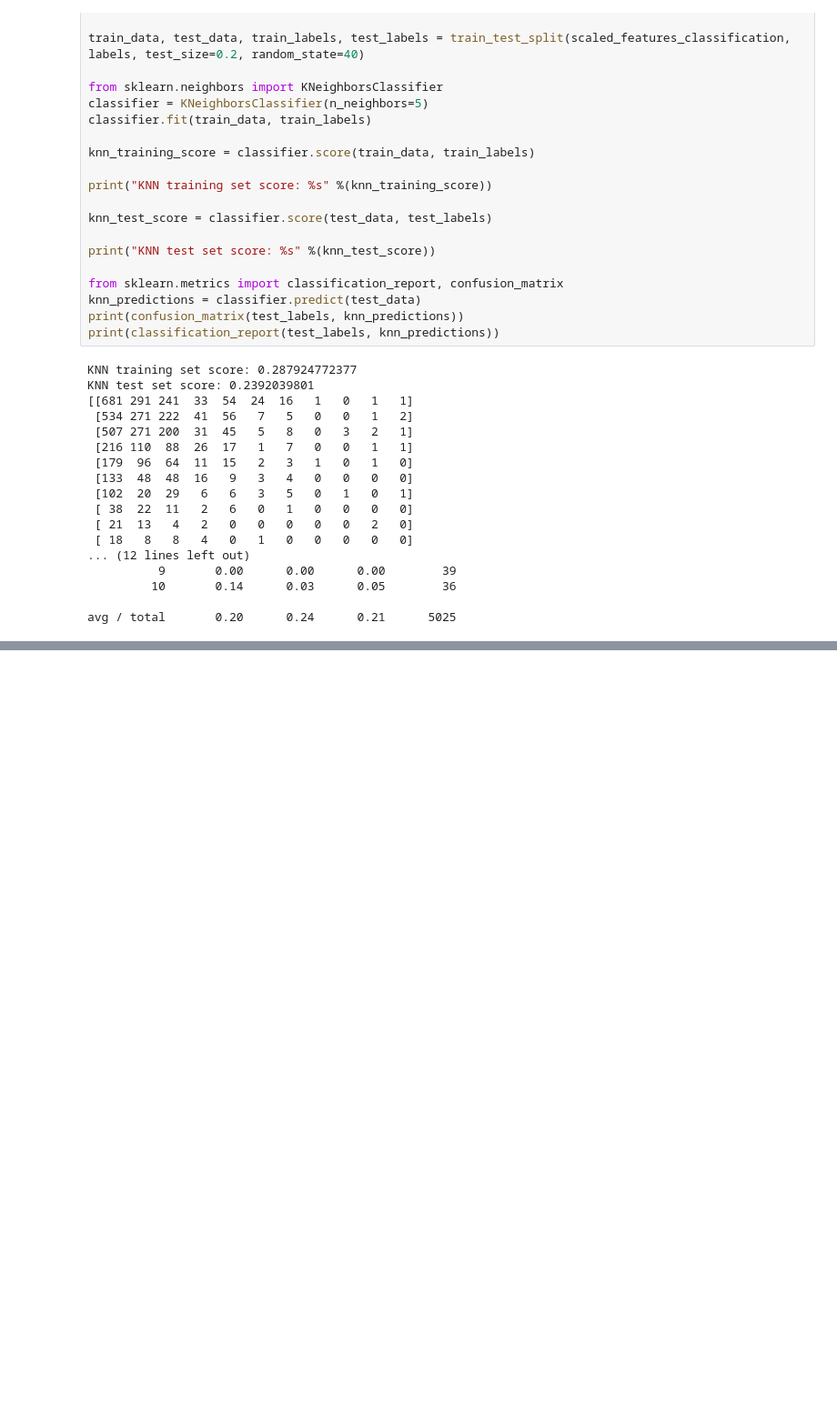
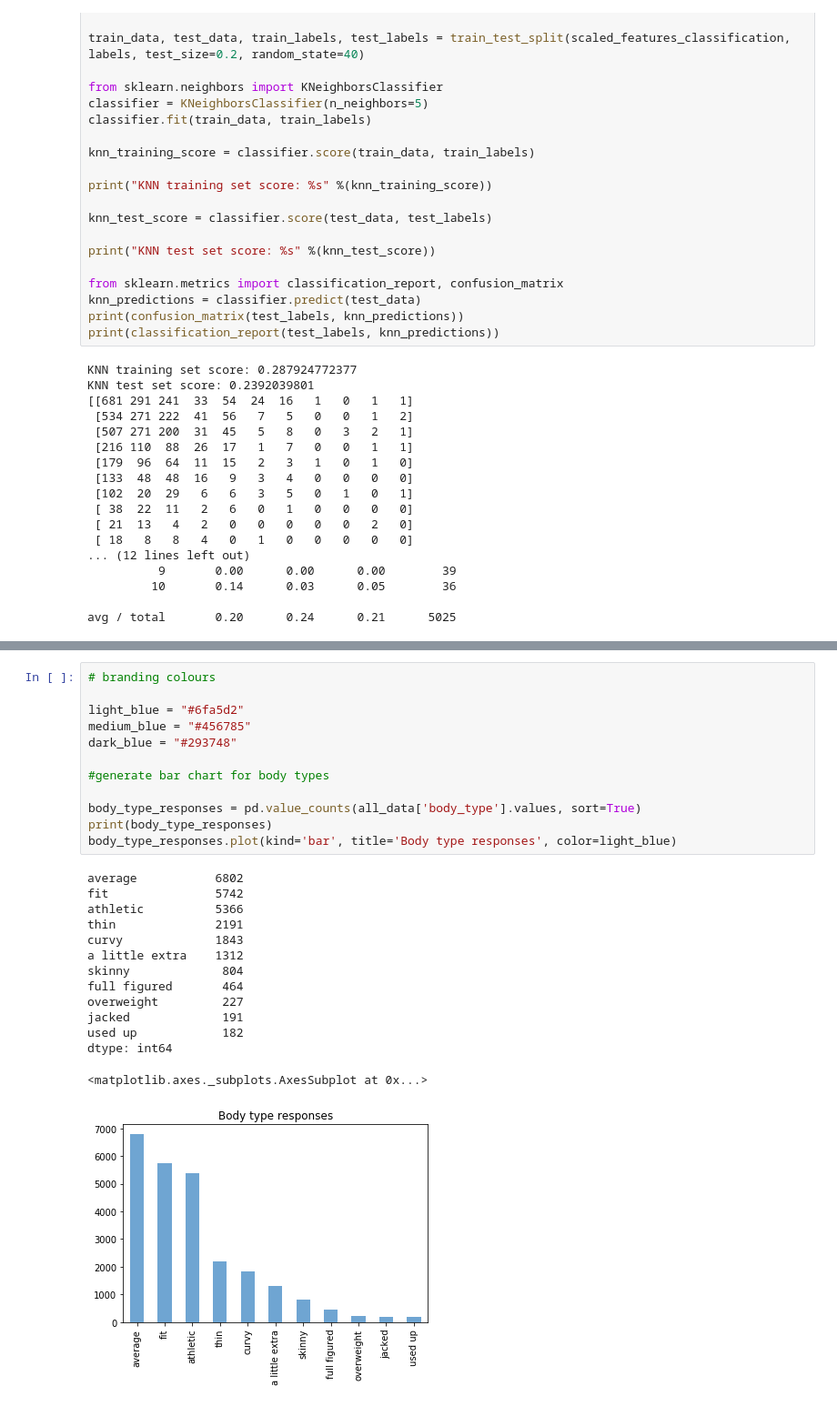
Before and after one commit to andrewhercules/date-a-scientist, a Jupyter notebook: date_a_scientist.ipynb, the cells around one changed output, grey strips where cells are left out. Shown: that part at 91% size. Saved outputs shown, nothing was run; the diff lists cells and outputs as text; blank space fills up the shorter version.

Commit message:
Created bar chart to show distribution of body type responses

```diff
--- a/date_a_scientist.ipynb
+++ b/date_a_scientist.ipynb
@@ -539,0 +558,27 @@ print(classification_report(test_labels, svc_predictions))
+# %%
+# branding colours
+
+light_blue = "#6fa5d2"
+medium_blue = "#456785"
+dark_blue = "#293748"
+
+#generate bar chart for body types
+
+body_type_responses = pd.value_counts(all_data['body_type'].values, sort=True)
+print(body_type_responses)
+body_type_responses.plot(kind='bar', title='Body type responses', color=light_blue)
+# %% [output]
+average           6802
+fit               5742
+athletic          5366
+thin              2191
+curvy             1843
+a little extra    1312
+skinny             804
+full figured       464
+overweight         227
+jacked             191
+used up            182
+dtype: int64
+<matplotlib.axes._subplots.AxesSubplot at 0x...>
+[figure, added]
```
Also changed, not shown: parts of 1 cell of this notebook.
